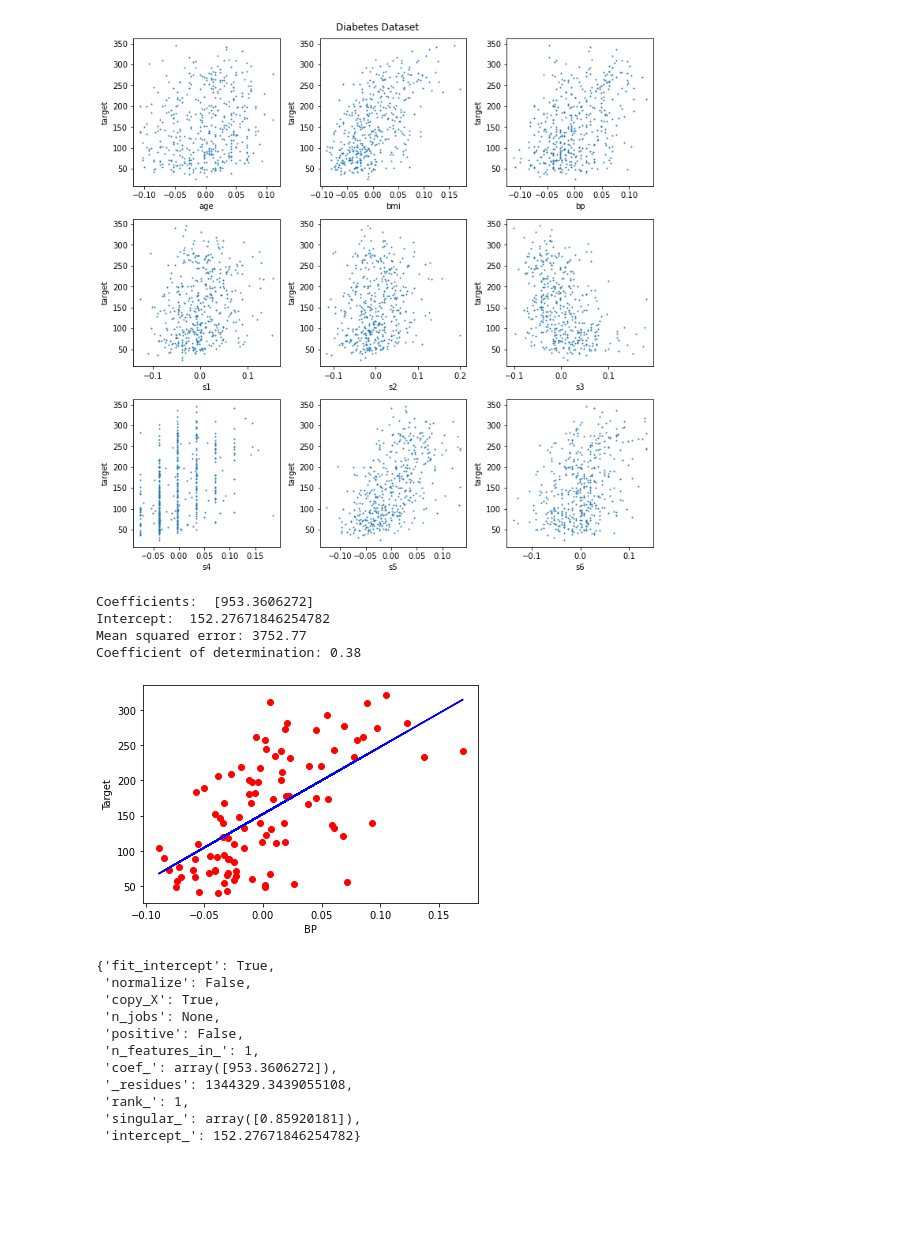
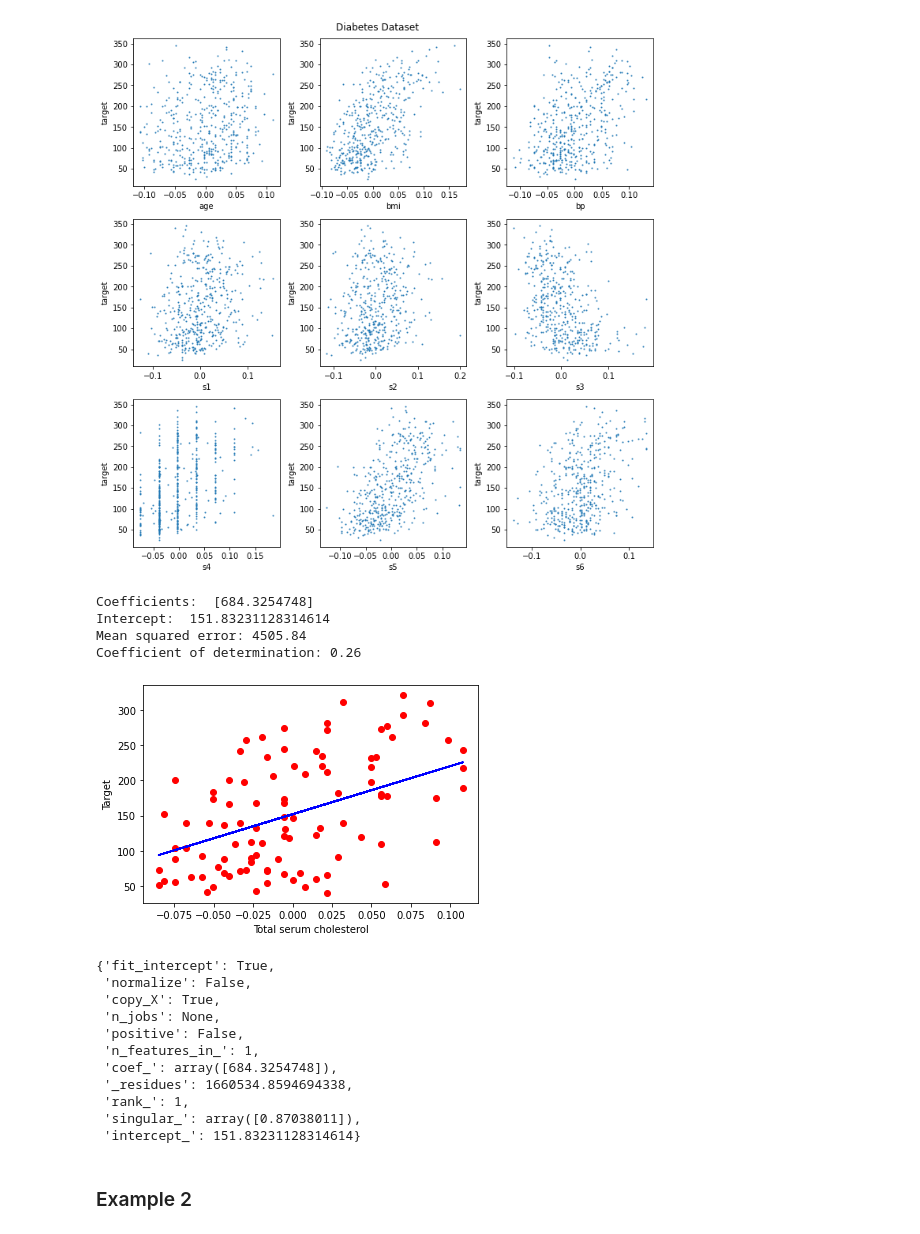
Before and after one commit to mukul74/DailyPractise, a Jupyter notebook: ML/LinearModels/OrdinaryLeastSquare.ipynb, the cells around one changed output. Cells and saved outputs as stored; diff of their text form; code cells hidden in the pictures; blank space fills up the shorter version.

Commit message:
adding one more simple example for Linear Models using OLS

```diff
--- a/ML/LinearModels/OrdinaryLeastSquare.ipynb
+++ b/ML/LinearModels/OrdinaryLeastSquare.ipynb
@@ -92,7 +97,7 @@ plt.show()
 diabetes_X, diabetes_y = datasets.load_diabetes(return_X_y=True)
 
 # Use only one feature
-diabetes_X = diabetes_X[:, np.newaxis, 2]
+diabetes_X = diabetes_X[:, np.newaxis, 3]
 
 # Split the data into training/testing sets
 diabetes_X_train = diabetes_X[:-100]
@@ -102,39 +107,39 @@ diabetes_X_test = diabetes_X[-100:]
 diabetes_y_train = diabetes_y[:-100]
 diabetes_y_test = diabetes_y[-100:]
 
 # Create linear regression object
 regr = linear_model.LinearRegression()
 
 # Train the model using the training sets
 regr.fit(diabetes_X_train, diabetes_y_train)
 
 # Make predictions using the testing set
 diabetes_y_pred = regr.predict(diabetes_X_test)
 
 # The coefficients
 print("Coefficients: ", regr.coef_)
 print("Intercept: ", regr.intercept_)
 # The mean squared error
 print("Mean squared error: %.2f" % mean_squared_error(diabetes_y_test, diabetes_y_pred))
 # The coefficient of determination: 1 is perfect prediction
 print("Coefficient of determination: %.2f" % r2_score(diabetes_y_test, diabetes_y_pred))
 
 # Plot outputs
 plt.scatter(diabetes_X_test, diabetes_y_test, color="red")
 plt.plot(diabetes_X_test, diabetes_y_pred, color="blue")
 plt.ylabel("Target")
-plt.xlabel("BP")
+plt.xlabel("Total serum cholesterol")
 
 # plt.xticks(())
 # plt.yticks(())
 
 plt.show()
 # %% [output]
-Coefficients:  [953.3606272]
-Intercept:  152.27671846254782
-Mean squared error: 3752.77
-Coefficient of determination: 0.38
+Coefficients:  [684.3254748]
+Intercept:  151.83231128314614
+Mean squared error: 4505.84
+Coefficient of determination: 0.26
-[figure, old version]
+[figure, new version]
 # %%
 # More details about the pretrained model can be seen down below
 regr.__dict__
@@ -145,8 +150,10 @@ regr.__dict__
  'n_jobs': None,
  'positive': False,
  'n_features_in_': 1,
- 'coef_': array([953.3606272]),
- '_residues': 1344329.3439055108,
+ 'coef_': array([684.3254748]),
+ '_residues': 1660534.8594694338,
  'rank_': 1,
- 'singular_': array([0.85920181]),
- 'intercept_': 152.27671846254782}
+ 'singular_': array([0.87038011]),
+ 'intercept_': 151.83231128314614}
+# %% [markdown]
+### Example 2
```
Also changed, not shown: parts of 2 cells of this notebook, 1 other file.
